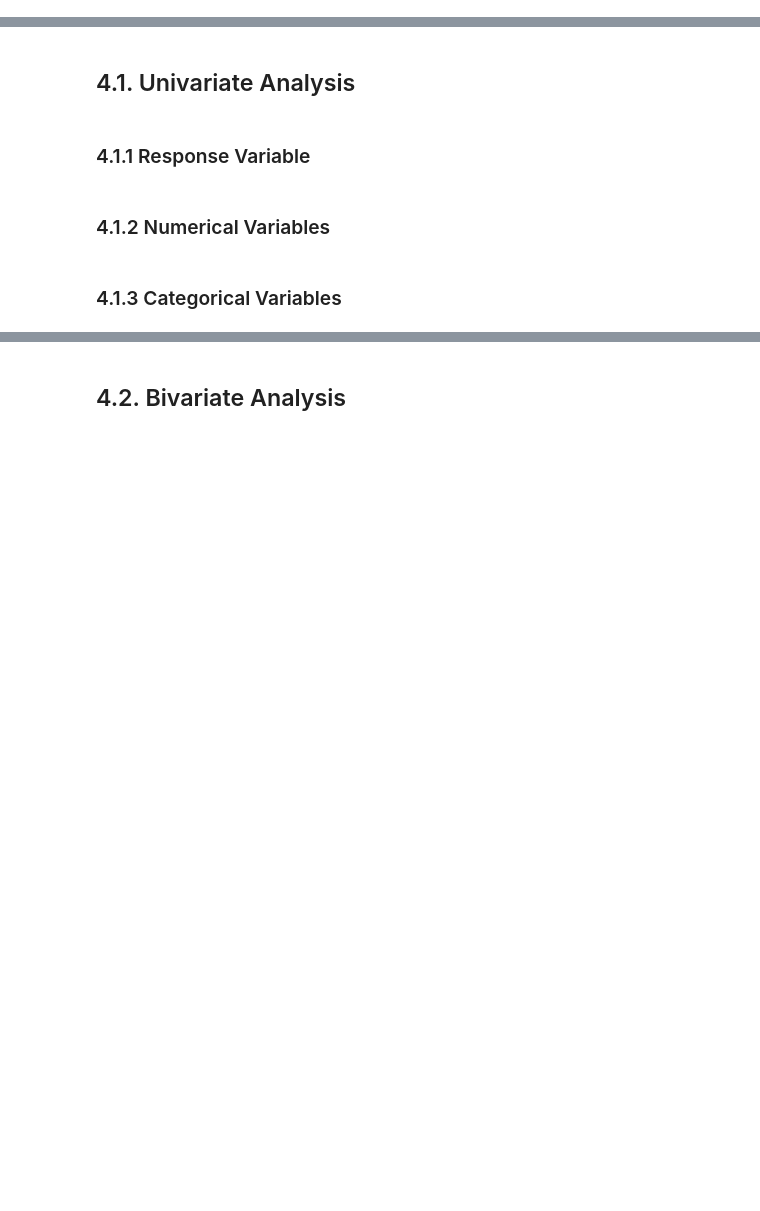
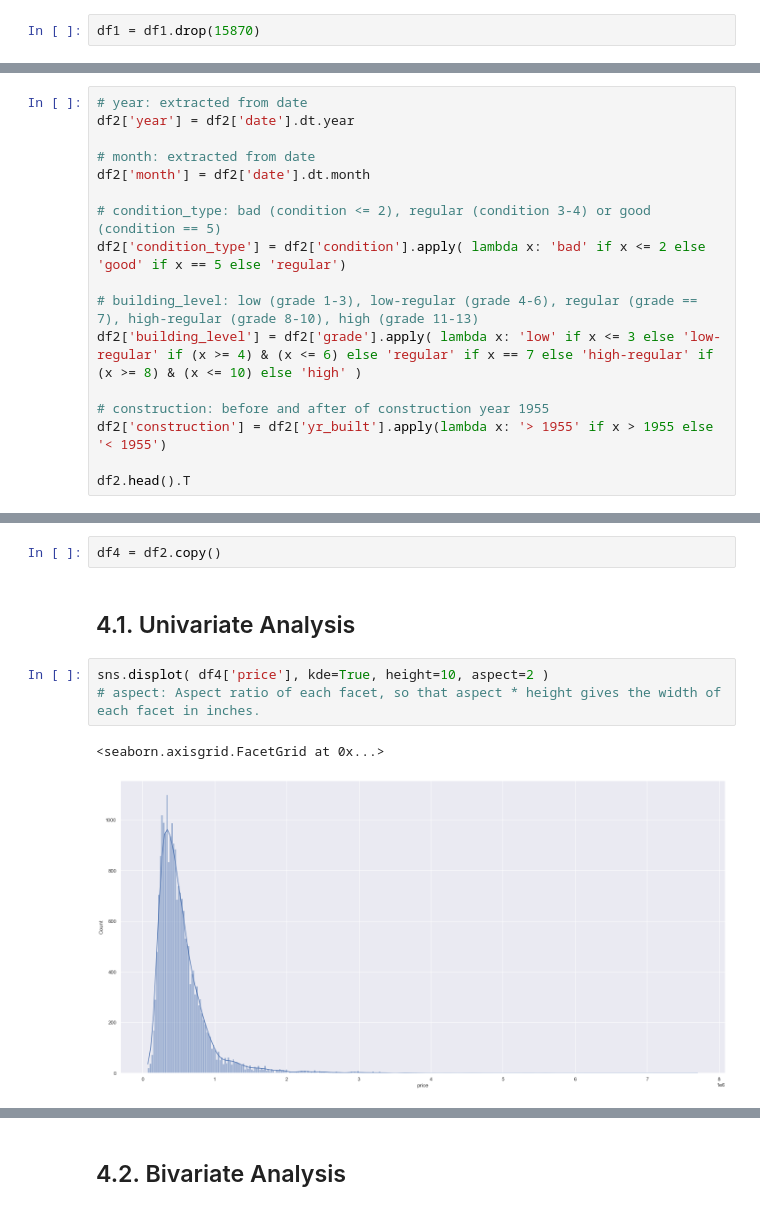
Before and after one commit to luana-afonso/Comunidade-DS, a Jupyter notebook: house_rocket_insights.ipynb, the cells around one changed output, grey strips where cells are left out. Saved outputs shown, nothing was run; the diff lists cells and outputs as text; blank space fills up the shorter version.

```diff
--- a/house_rocket_insights.ipynb
+++ b/house_rocket_insights.ipynb
@@ -234,0 +283,2 @@ sns.displot( df1['price'], kde=True, height=10, aspect=2 )
+# %%
+df1 = df1.drop(15870)
@@ -264,0 +317,17 @@ grade - An index from 1 to 13, where 1-3 falls short of building construction an
+# %%
+# year: extracted from date
+df2['year'] = df2['date'].dt.year
+
+# month: extracted from date
+df2['month'] = df2['date'].dt.month
+
+# condition_type: bad (condition <= 2), regular (condition 3-4) or good (condition == 5)
+df2['condition_type'] = df2['condition'].apply( lambda x: 'bad' if x <= 2 else 'good' if x == 5 else 'regular')
+
+# building_level: low (grade 1-3), low-regular (grade 4-6), regular (grade == 7), high-regular (grade 8-10), high (grade 11-13)
+df2['building_level'] = df2['grade'].apply( lambda x: 'low' if x <= 3 else 'low-regular' if (x >= 4) & (x <= 6) else 'regular' if x == 7 else 'high-regular' if (x >= 8) & (x <= 10) else 'high' )
+
+# construction: before and after of construction year 1955
+df2['construction'] = df2['yr_built'].apply(lambda x: '> 1955' if x > 1955 else '< 1955')
+
+df2.head().T
@@ -271,10 +376,12 @@ grade - An index from 1 to 13, where 1-3 falls short of building construction an
 # %% [markdown]
 # 4.0. STEP 04 - EXPLORATORY DATA ANALYSIS
+# %%
+df4 = df2.copy()
 # %% [markdown]
 ## 4.1. Univariate Analysis
-# %% [markdown]
-### 4.1.1 Response Variable
-# %% [markdown]
-### 4.1.2 Numerical Variables
-# %% [markdown]
-### 4.1.3 Categorical Variables
+# %%
+sns.displot( df4['price'], kde=True, height=10, aspect=2 )
+# aspect: Aspect ratio of each facet, so that aspect * height gives the width of each facet in inches.
+# %% [output]
+<seaborn.axisgrid.FacetGrid at 0x...>
+[figure, added]
```
Also changed, not shown: parts of 71 cells of this notebook.
